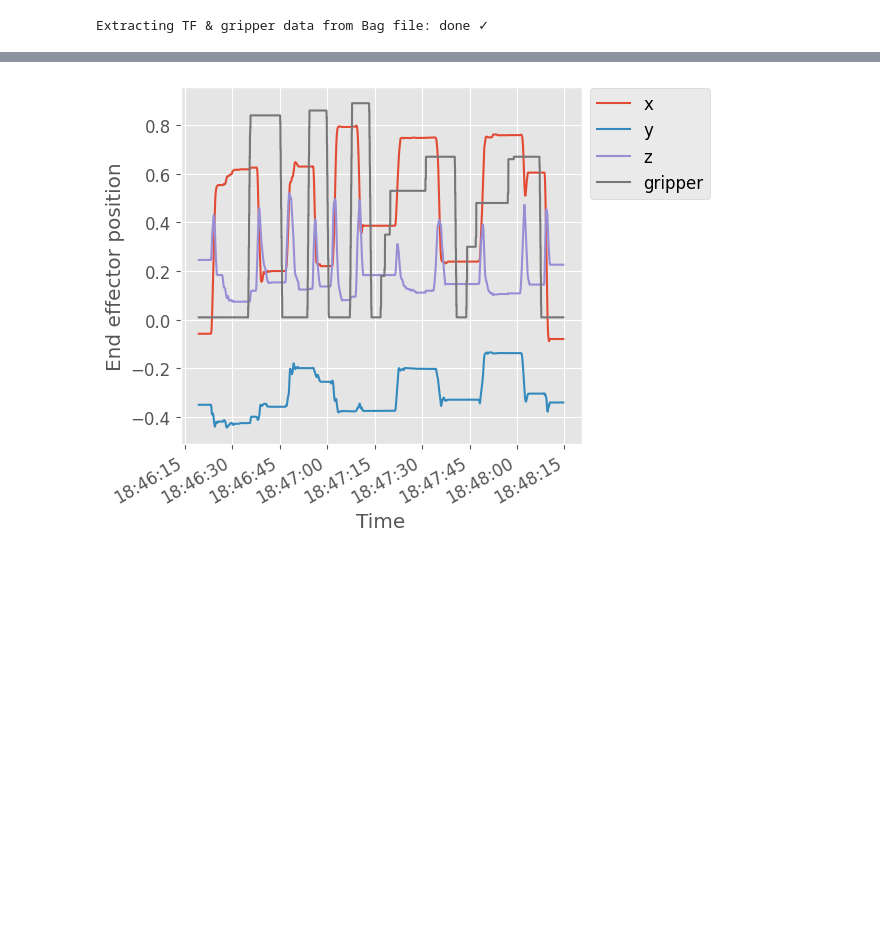
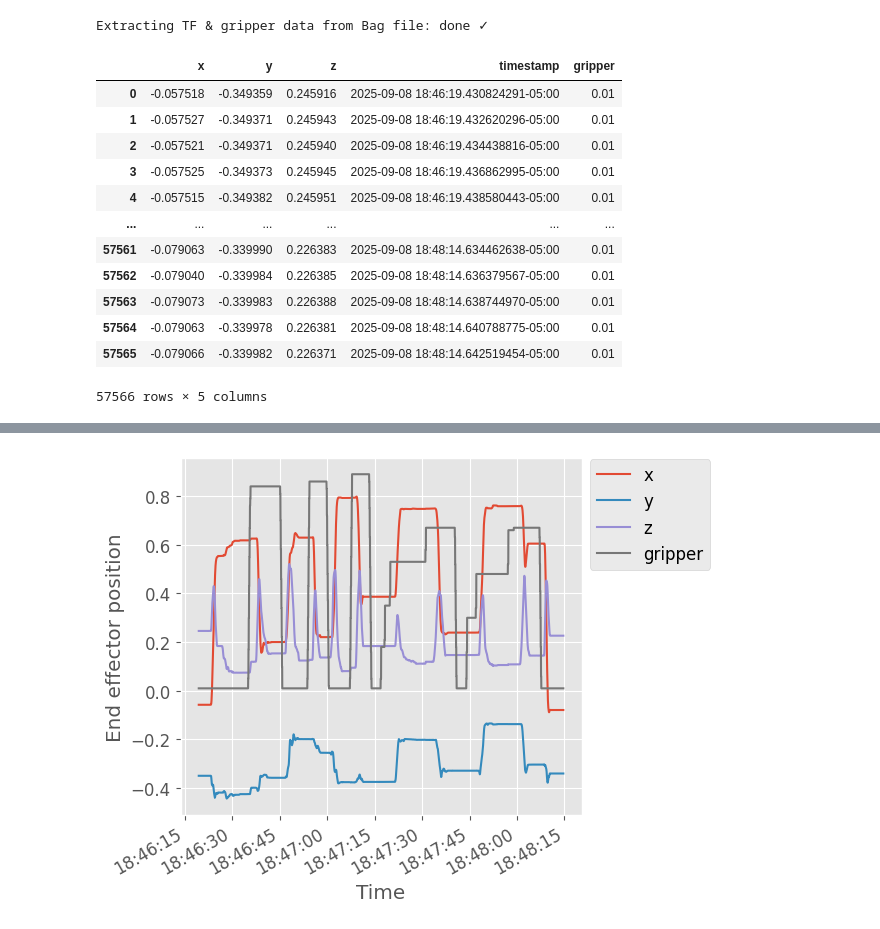
Before and after one commit to AlexanderHIth/temporaryforLSTMTesting, a Jupyter notebook: ur5e-table-task-segmentation.ipynb, the cells around one changed output, grey strips where cells are left out. Saved outputs shown, nothing was run; the diff lists cells and outputs as text; code cells hidden in the pictures; blank space fills up the shorter version.

```diff
--- a/ur5e-table-task-segmentation.ipynb
+++ b/ur5e-table-task-segmentation.ipynb
@@ -69,4 +69,20 @@ traj = extract_eef_data_from_rosbag(bagfile)
 # %% [output]
 Extracting TF & gripper data from Bag file...
 Extracting TF & gripper data from Bag file: done ✓
+# %%
+traj
+# %% [output]
+|  | x | y | z | timestamp | gripper |
+| 0 | -0.057518 | -0.349359 | 0.245916 | 2025-09-08 18:46:19.430824291-05:00 | 0.01 |
+| 1 | -0.057527 | -0.349371 | 0.245943 | 2025-09-08 18:46:19.432620296-05:00 | 0.01 |
+| 2 | -0.057521 | -0.349371 | 0.245940 | 2025-09-08 18:46:19.434438816-05:00 | 0.01 |
+| 3 | -0.057525 | -0.349373 | 0.245945 | 2025-09-08 18:46:19.436862995-05:00 | 0.01 |
+| 4 | -0.057515 | -0.349382 | 0.245951 | 2025-09-08 18:46:19.438580443-05:00 | 0.01 |
+| ... | ... | ... | ... | ... | ... |
+| 57561 | -0.079063 | -0.339990 | 0.226383 | 2025-09-08 18:48:14.634462638-05:00 | 0.01 |
+| 57562 | -0.079040 | -0.339984 | 0.226385 | 2025-09-08 18:48:14.636379567-05:00 | 0.01 |
+| 57563 | -0.079073 | -0.339983 | 0.226388 | 2025-09-08 18:48:14.638744970-05:00 | 0.01 |
+| 57564 | -0.079063 | -0.339978 | 0.226381 | 2025-09-08 18:48:14.640788775-05:00 | 0.01 |
+| 57565 | -0.079066 | -0.339982 | 0.226371 | 2025-09-08 18:48:14.642519454-05:00 | 0.01 |
+57566 rows × 5 columns
 # %%
```
Also changed, not shown: parts of 15 cells of this notebook, 2 other files.
